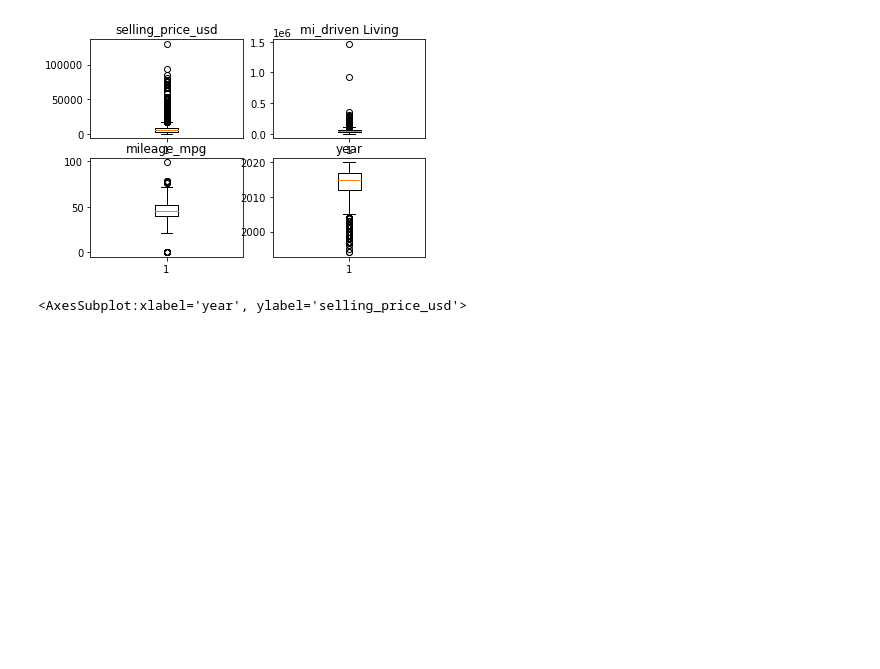
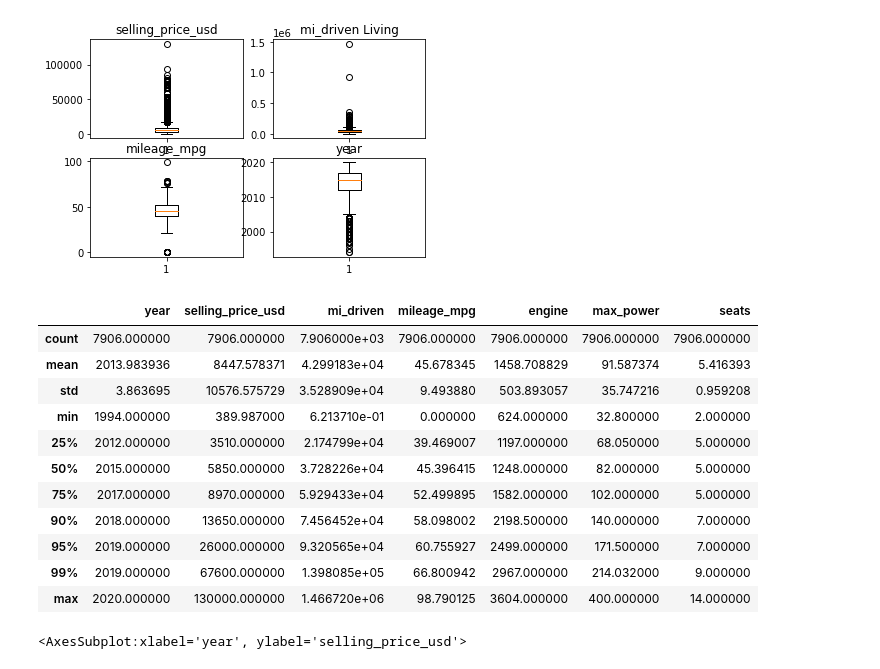
Before and after one commit to rylewww/Vehicle-Regression-Analysis, a Jupyter notebook: Car-Price-Cleaning-EDA.ipynb, the cells around one changed output. Cells and saved outputs as stored; diff of their text form; code cells hidden in the pictures; blank space fills up the shorter version.

```diff
--- a/Car-Price-Cleaning-EDA.ipynb
+++ b/Car-Price-Cleaning-EDA.ipynb
@@ -173,3 +169,18 @@ Text(0.5, 1.0, 'year')
+# %%
+df.describe(percentiles =[.25,.50,.75,.9,.95,.99])
+# %% [output]
+|  | year | selling_price_usd | mi_driven | mileage_mpg | engine | max_power | seats |
+| count | 7906.000000 | 7906.000000 | 7.906000e+03 | 7906.000000 | 7906.000000 | 7906.000000 | 7906.000000 |
+| mean | 2013.983936 | 8447.578371 | 4.299183e+04 | 45.678345 | 1458.708829 | 91.587374 | 5.416393 |
+| std | 3.863695 | 10576.575729 | 3.528909e+04 | 9.493880 | 503.893057 | 35.747216 | 0.959208 |
+| min | 1994.000000 | 389.987000 | 6.213710e-01 | 0.000000 | 624.000000 | 32.800000 | 2.000000 |
+| 25% | 2012.000000 | 3510.000000 | 2.174799e+04 | 39.469007 | 1197.000000 | 68.050000 | 5.000000 |
+| 50% | 2015.000000 | 5850.000000 | 3.728226e+04 | 45.396415 | 1248.000000 | 82.000000 | 5.000000 |
+| 75% | 2017.000000 | 8970.000000 | 5.929433e+04 | 52.499895 | 1582.000000 | 102.000000 | 5.000000 |
+| 90% | 2018.000000 | 13650.000000 | 7.456452e+04 | 58.098002 | 2198.500000 | 140.000000 | 7.000000 |
+| 95% | 2019.000000 | 26000.000000 | 9.320565e+04 | 60.755927 | 2499.000000 | 171.500000 | 7.000000 |
+| 99% | 2019.000000 | 67600.000000 | 1.398085e+05 | 66.800942 | 2967.000000 | 214.032000 | 9.000000 |
+| max | 2020.000000 | 130000.000000 | 1.466720e+06 | 98.790125 | 3604.000000 | 400.000000 | 14.000000 |
 # %%
 #lineplot showing how manufacturing year impacts resale value
 fig, ax = plt.subplots(figsize = (8,6))
```
Also changed, not shown: parts of 2 cells of this notebook.
